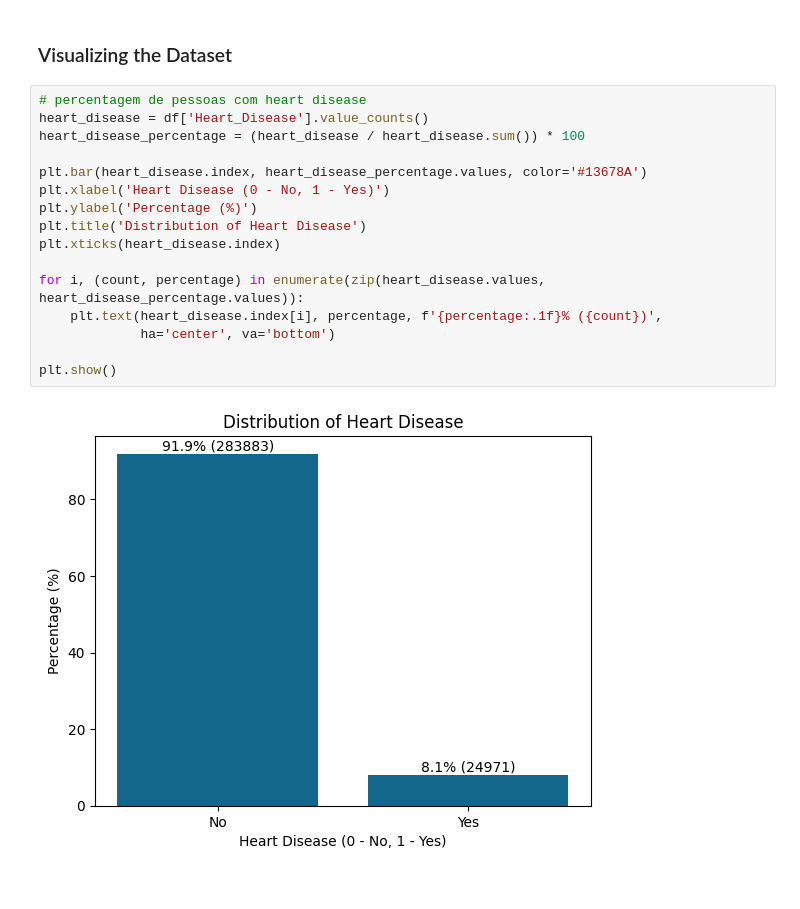
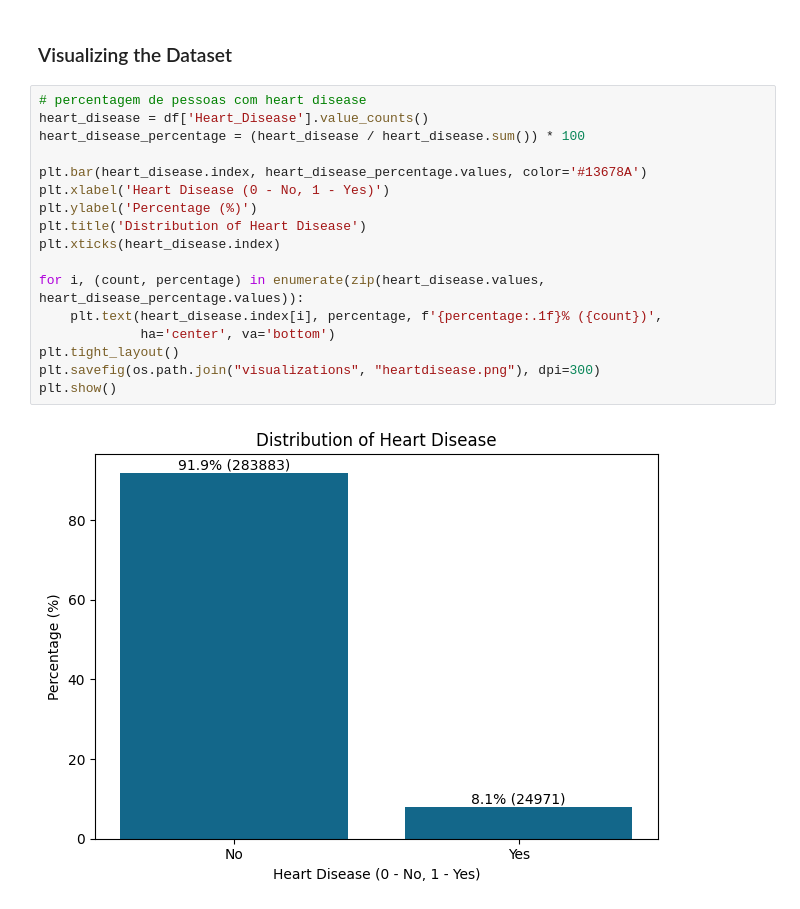
Before and after one commit to Sara18Santos/ProjetoIAA, a Jupyter notebook: Data Analysis.ipynb, the cells around one changed output. Cells and saved outputs as stored; diff of their text form.

```diff
--- a/Data Analysis.ipynb
+++ b/Data Analysis.ipynb
@@ -185,18 +182,19 @@ No. of unique values in FriedPotato_Consumption is 69
 # %%
 # percentagem de pessoas com heart disease
 heart_disease = df['Heart_Disease'].value_counts()
 heart_disease_percentage = (heart_disease / heart_disease.sum()) * 100
 
 plt.bar(heart_disease.index, heart_disease_percentage.values, color='#13678A')
 plt.xlabel('Heart Disease (0 - No, 1 - Yes)')
 plt.ylabel('Percentage (%)')
 plt.title('Distribution of Heart Disease')
 plt.xticks(heart_disease.index)
 
 for i, (count, percentage) in enumerate(zip(heart_disease.values, heart_disease_percentage.values)):
     plt.text(heart_disease.index[i], percentage, f'{percentage:.1f}% ({count})',
              ha='center', va='bottom')
-
+plt.tight_layout()
+plt.savefig(os.path.join("visualizations", "heartdisease.png"), dpi=300)
 plt.show()
 # %% [output]
-[figure, old version]
+[figure, new version]
```
Also changed, not shown: parts of 3 cells of this notebook, 3 other files.
